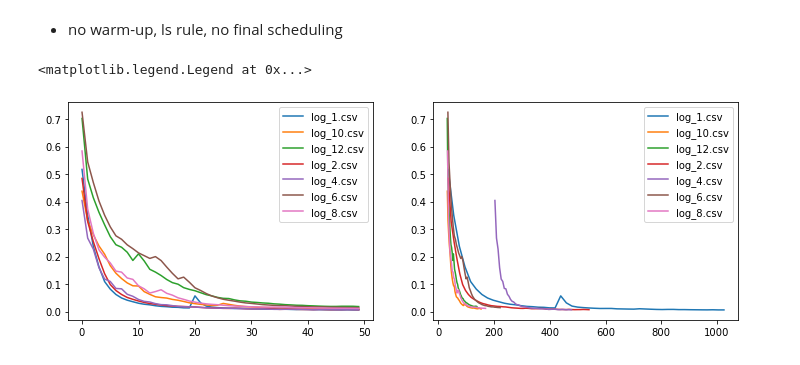
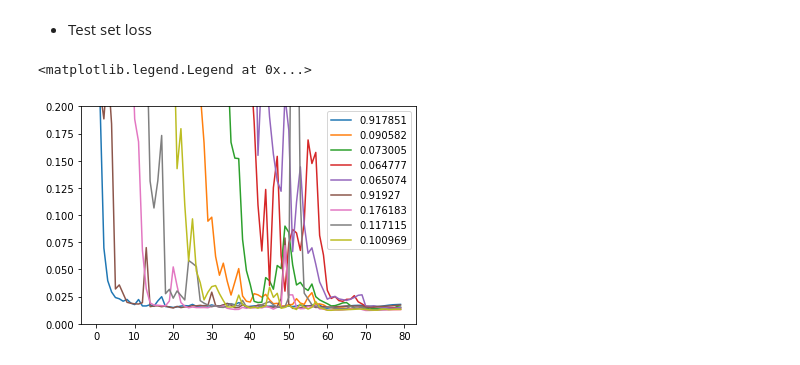
Before and after one commit to oekosheri/tensorflow_unet_scaling, a Jupyter notebook: Notebooks/Loss_curves.ipynb, the cells around one changed output. Drawn from its saved outputs; the diff is of its cells as text; code cells hidden in the pictures.

```diff
--- a/Notebooks/Loss_curves.ipynb
+++ b/Notebooks/Loss_curves.ipynb
@@ -8,5 +13,6 @@ import matplotlib.pyplot as plt
+# %%
+path_1 ='../Logs'
 # %%
-path_1 ='../logs'
 names = sorted(os.listdir(path_1))
 # %%
 fig, (ax1, ax2) = plt.subplots(1, 2, figsize=(12,4))
@@ -74,14 +62,0 @@ ax2.legend()
-# %%
-path_1 ='./logs_tf/logs_lr_2/'
-names = sorted(os.listdir(path_1))
-
-fig, (ax1, ax2) = plt.subplots(1, 2, figsize=(12,4))
-for i,name in enumerate(names):
-    path = path_1 +'/'+names[i]
-    Df = pd.read_csv(path, delimiter=',', header=0)
-    ax1.plot(Df.loss, label=name)
-    ax2.plot(Df.time_per_epoch.cumsum(), Df.loss, label=name)
-    ax2.set_xlim([0,300])
-
-ax1.legend()
-ax2.legend()
@@ -91,19 +63,17 @@ ax2.legend()
-# %% [markdown]
-- no warm-up, ls rule, no final scheduling
+# %% [markdown]
+- Test set loss
 # %%
-path_1 ='./logs_tf/logs_ls/'
-names = sorted(os.listdir(path_1))
+for i,name in enumerate(names):
 
-fig, axes = plt.subplots(1, 2, figsize=(12,4))
-ax1, ax2 = axes.flatten()
-for i,name in enumerate(names):
     path = path_1 +'/'+names[i]
     Df = pd.read_csv(path, delimiter=',', header=0)
-    ax1.plot(Df.loss, label=name)
-    ax2.plot(Df.time_per_epoch.cumsum(), Df.loss, label=name)
-#     ax2.set_ylim([0,0.5])
-ax1.legend()
-ax2.legend()
+    plt.plot(Df.val_loss, label=Df.iou[0])
+    plt.ylim([0,0.2])
+#     ax1.set_ylim([0,0.2])
+#     ax2.set_ylim([0,0.2])
+#     ax2.set_ylim([0,1])
+
+plt.legend()
 # %% [output]
 <matplotlib.legend.Legend at 0x...>
-[figure, old version]
+[figure, new version]
```
Also changed, not shown: parts of 21 cells of this notebook.
